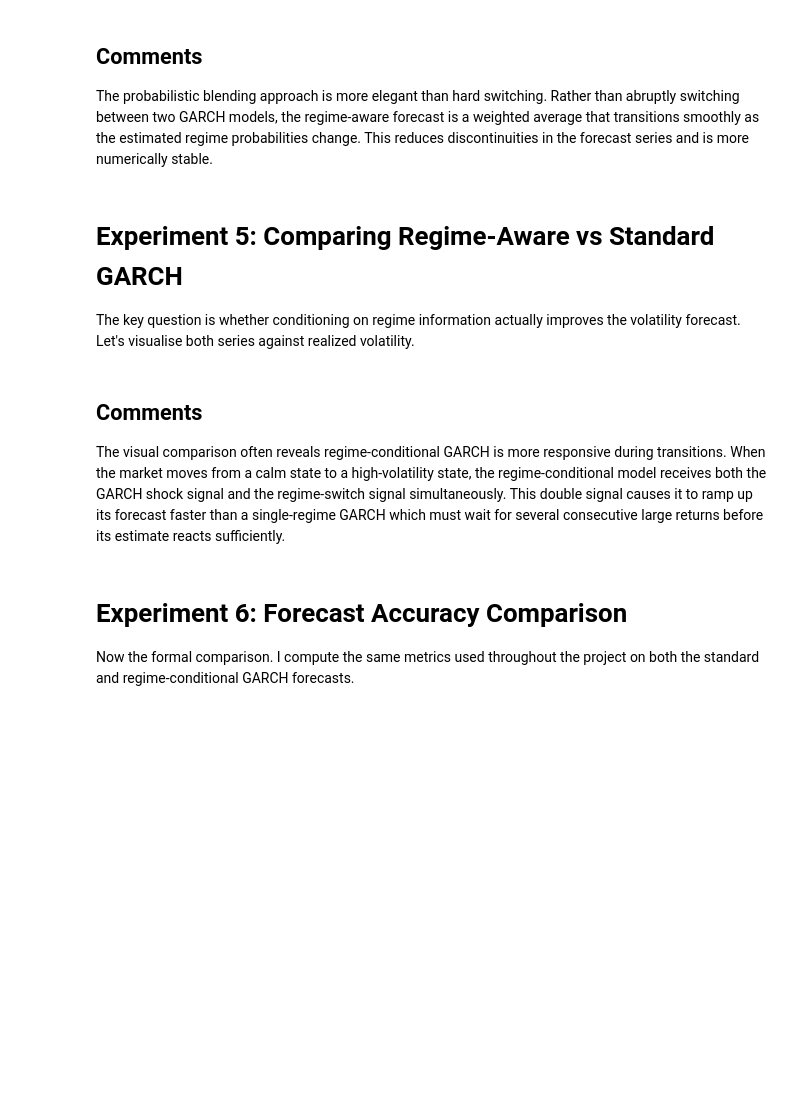
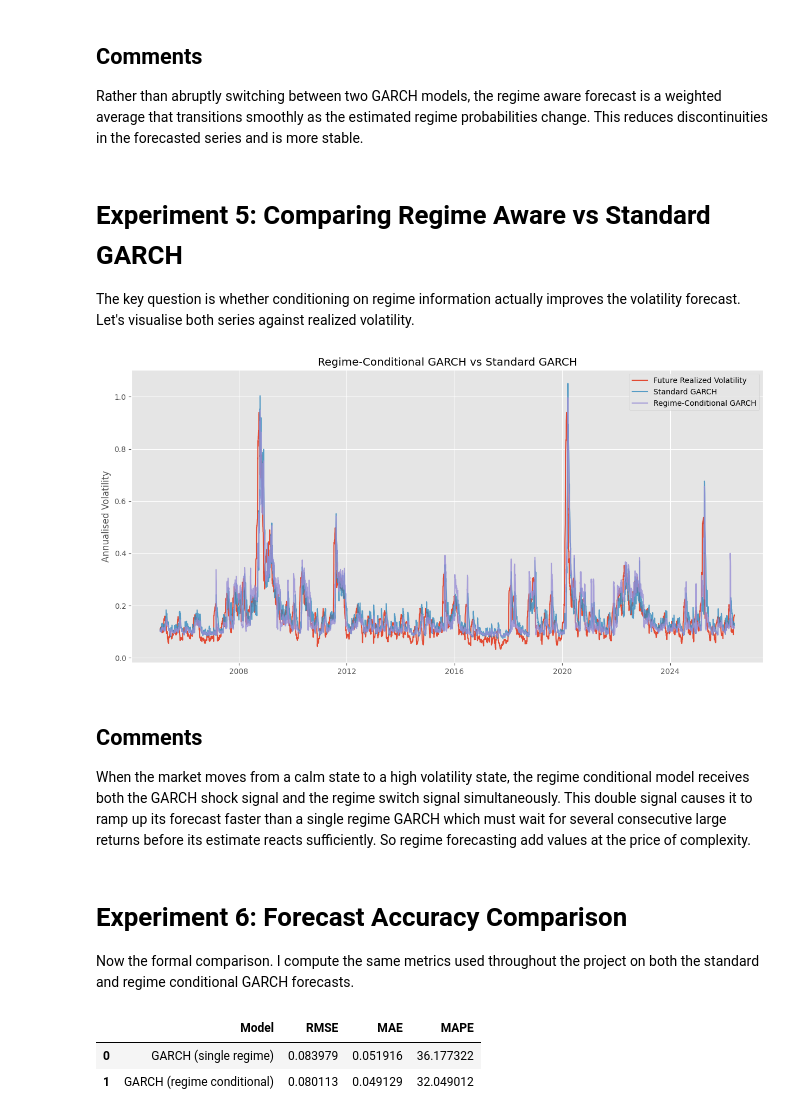
Before and after one commit to simonesingh1406/Volatility-Forecasting, a Jupyter notebook: 8_regime_aware_forecasting.ipynb, the cells around one changed output. Cells and saved outputs as stored; diff of their text form; code cells hidden in the pictures; blank space fills up the shorter version.

```diff
--- a/8_regime_aware_forecasting.ipynb
+++ b/8_regime_aware_forecasting.ipynb
@@ -194,51 +240,53 @@ spy["garch_full_vol"] = (
 # %% [markdown]
 ## Comments
 
-The probabilistic blending approach is more elegant than hard switching. Rather than abruptly switching between two GARCH models, the regime-aware forecast is a weighted average that transitions smoothly as the estimated regime probabilities change. This reduces discontinuities in the forecast series and is more numerically stable.
+Rather than abruptly switching between two GARCH models, the regime aware forecast is a weighted average that transitions smoothly as the estimated regime probabilities change. This reduces discontinuities in the forecasted series and is more stable.
 # %% [markdown]
-# Experiment 5: Comparing Regime-Aware vs Standard GARCH
+# Experiment 5: Comparing Regime Aware vs Standard GARCH
 
 The key question is whether conditioning on regime information actually improves the volatility forecast. Let's visualise both series against realized volatility.
 # %%
 comparison = spy[
     ["target_20d", "garch_full_vol", "cond_vol"]
 ].dropna()
 
 plt.figure(figsize=(15, 7))
 
 plt.plot(
     comparison.index,
     comparison["target_20d"],
     label="Future Realized Volatility",
     linewidth=1.5
 )
 
 plt.plot(
     comparison.index,
     comparison["garch_full_vol"],
     label="Standard GARCH",
     alpha=0.8
 )
 
 plt.plot(
     comparison.index,
     comparison["cond_vol"],
     label="Regime-Conditional GARCH",
     alpha=0.8
 )
 
 plt.legend()
-plt.title("Regime-Conditional GARCH vs Standard GARCH")
+plt.title("Regime Conditional GARCH vs Standard GARCH")
 plt.ylabel("Annualised Volatility")
 plt.show()
+# %% [output]
+[figure, added]
 # %% [markdown]
 ## Comments
 
-The visual comparison often reveals regime-conditional GARCH is more responsive during transitions. When the market moves from a calm state to a high-volatility state, the regime-conditional model receives both the GARCH shock signal and the regime-switch signal simultaneously. This double signal causes it to ramp up its forecast faster than a single-regime GARCH which must wait for several consecutive large returns before its estimate reacts sufficiently.
+When the market moves from a calm state to a high volatility state, the regime conditional model receives both the GARCH shock signal and the regime switch signal simultaneously. This double signal causes it to ramp up its forecast faster than a single regime GARCH which must wait for several consecutive large returns before its estimate reacts sufficiently. So regime forecasting add values at the price of complexity.
 # %% [markdown]
 # Experiment 6: Forecast Accuracy Comparison
 
-Now the formal comparison. I compute the same metrics used throughout the project on both the standard and regime-conditional GARCH forecasts.
+Now the formal comparison. I compute the same metrics used throughout the project on both the standard and regime conditional GARCH forecasts.
 # %%
 def compute_metrics(actual, forecast, name):
 
@@ -254,17 +302,21 @@ accuracy = pd.DataFrame(
         compute_metrics(
             comparison["target_20d"],
             comparison["garch_full_vol"],
-            "GARCH (single-regime)"
+            "GARCH (single regime)"
         ),
         compute_metrics(
             comparison["target_20d"],
             comparison["cond_vol"],
-            "GARCH (regime-conditional)"
+            "GARCH (regime conditional)"
         )
     ]
 )
 
 accuracy
+# %% [output]
+|  | Model | RMSE | MAE | MAPE |
+| 0 | GARCH (single regime) | 0.083979 | 0.051916 | 36.177322 |
+| 1 | GARCH (regime conditional) | 0.080113 | 0.049129 | 32.049012 |
 # %% [markdown]
 ## Comments
 
```
Also changed, not shown: parts of 33 cells of this notebook, 5 other files.
